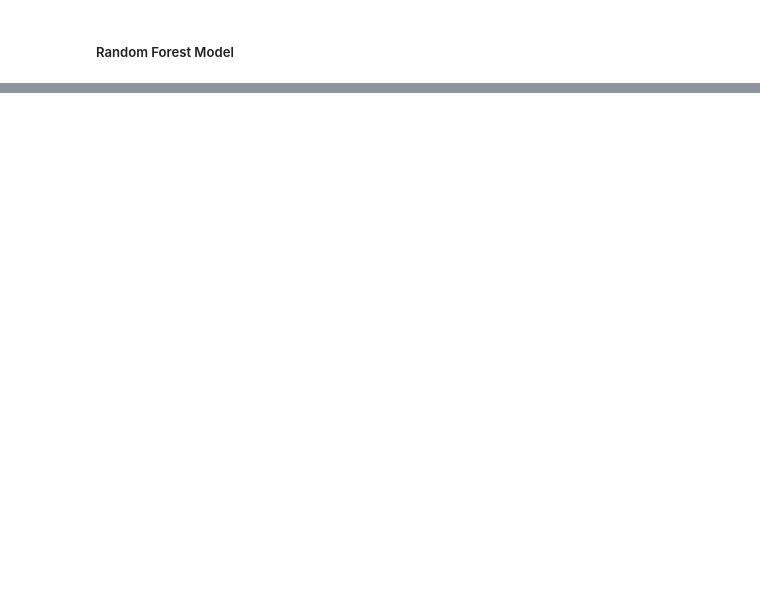
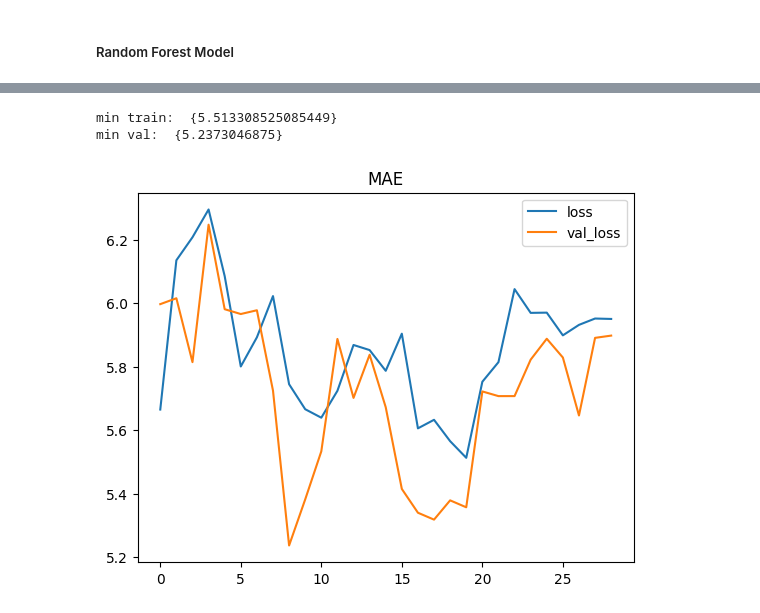
Before and after one commit to lkollmorgen/disaster_tweet_classifier, a Jupyter notebook: nlp_classifier_ljones.ipynb, the cells around one changed output, grey strips where cells are left out. Saved outputs shown, nothing was run; the diff lists cells and outputs as text; code cells hidden in the pictures; blank space fills up the shorter version.

Commit message:
Added naive bayes models, increased model performance, began deep learning model

```diff
--- a/nlp_classifier_ljones.ipynb
+++ b/nlp_classifier_ljones.ipynb
@@ -280,0 +288,7 @@ accuracy : 0.6078041021879276
+# %%
+train_and_val = pd.read_csv('train.csv')
+train, val = train_test_split(train_and_val,test_size=0.3,random_state=42)
+
+x_train, y_train = tweet_processing(train)
+
+x_val, y_val = tweet_processing(val)
@@ -280,0 +327,39 @@ accuracy : 0.6078041021879276
+# %%
+input_shape = [x_train.shape[1]]
+
+keras_model = keras.Sequential([
+    layers.BatchNormalization(),
+    layers.Dense(512,activation='relu',input_shape=input_shape),
+    # layers.BatchNormalization(),
+    # layers.Dropout(0.4),
+    layers.Dense(512,activation='relu'),
+    layers.BatchNormalization(),
+    # layers.Dropout(0.4),
+    layers.Dense(1,activation='relu')
+    ])
+
+keras_model.compile(
+    optimizer='adam',
+    loss='binary_crossentropy',
+    metrics=['accuracy']
+    )
+
+early_stopping = keras.callbacks.EarlyStopping(
+    patience=20,
+    min_delta=.01,
+    restore_best_weights=False)
+
+history=keras_model.fit(x_train, y_train,
+                      validation_data=(x_val,y_val),
+                      batch_size=10,
+                      epochs=500,
+                      callbacks=[early_stopping],
+                      verbose=0)
+history_df = pd.DataFrame(history.history)
+history_df.loc[:, ['loss','val_loss']].plot(title='MAE')
+print('min train: ', {np.min(history_df.loc[:, ['loss']])})
+print('min val: ',{np.min(history_df.loc[:, ['val_loss']])})
+# %% [output]
+min train:  {5.513308525085449}
+min val:  {5.2373046875}
+[figure, added]
```
Also changed, not shown: parts of 17 cells of this notebook, 2 other files.
